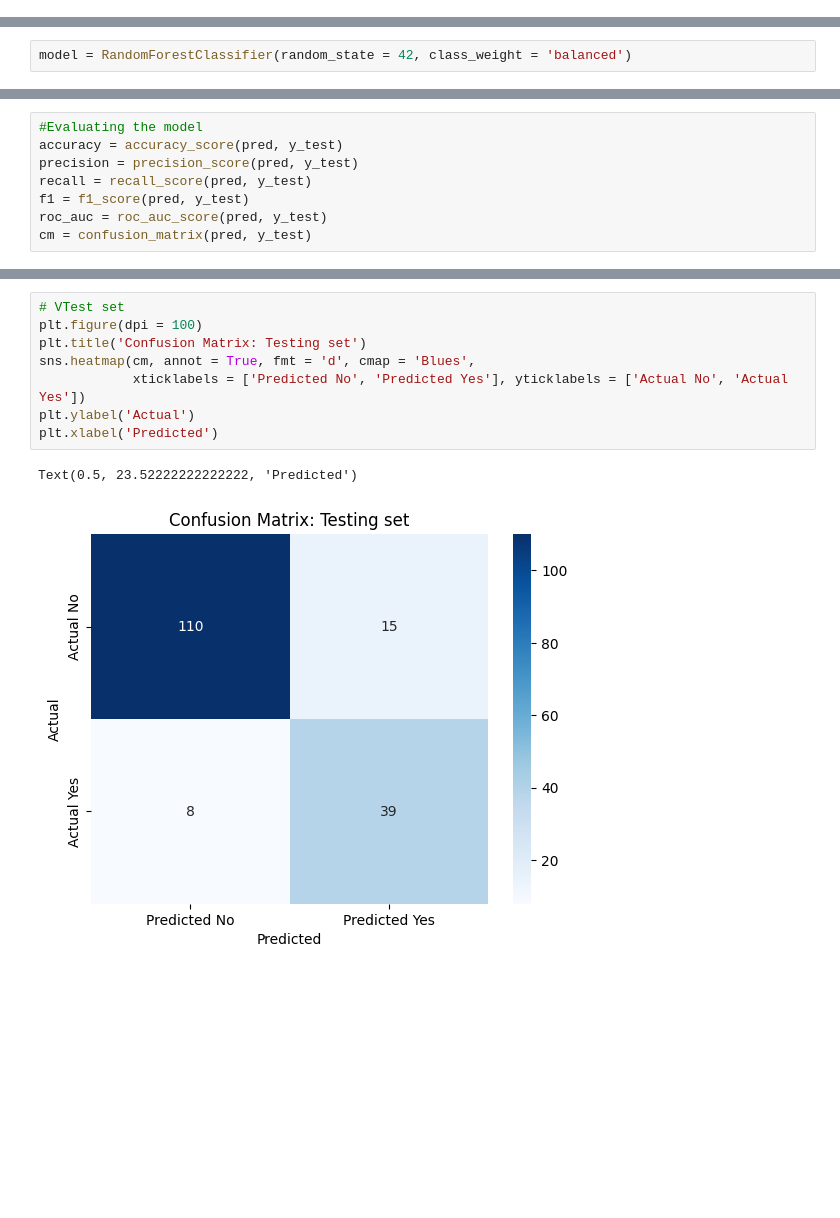
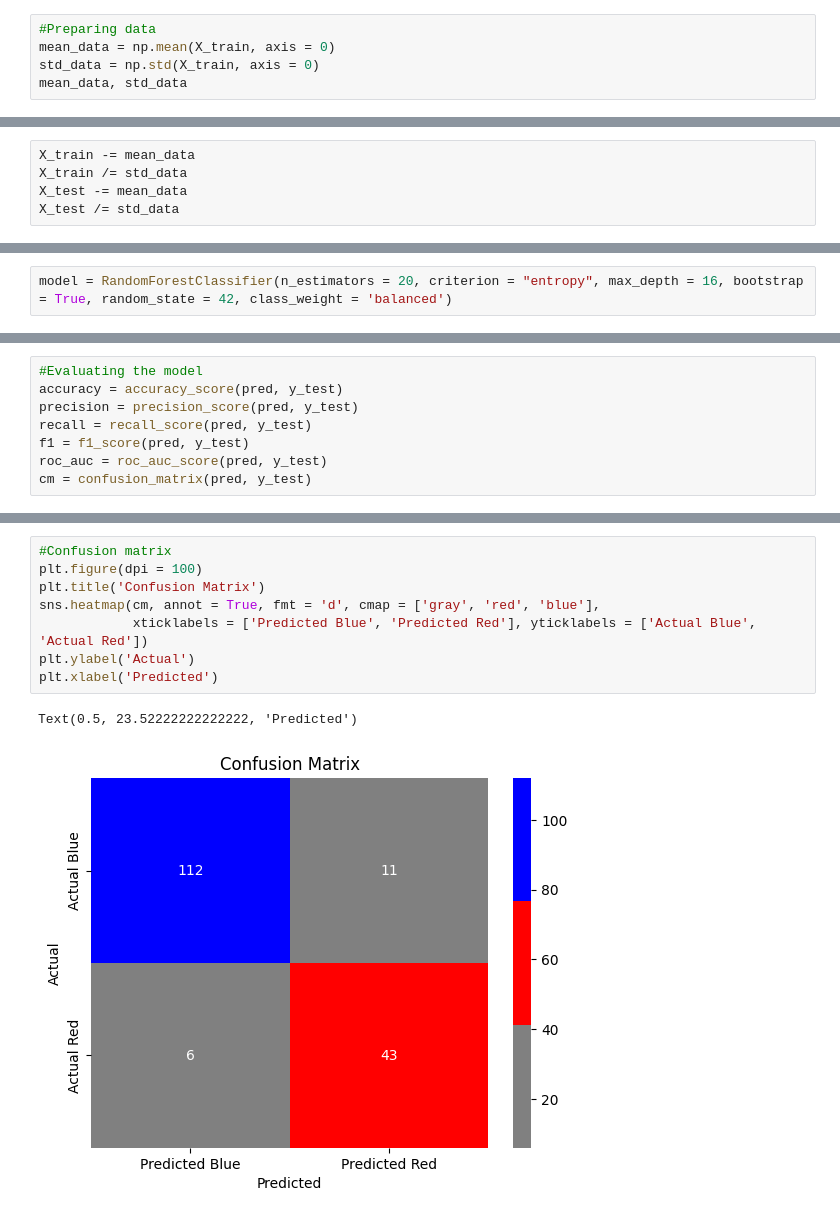
Before and after one commit to natalidesanti/ML4cosmology, a Jupyter notebook: notebooks/redXblue.ipynb, the cells around one changed output, grey strips where cells are left out. Saved outputs shown, nothing was run; the diff lists cells and outputs as text; blank space fills up the shorter version.

```diff
--- a/notebooks/redXblue.ipynb
+++ b/notebooks/redXblue.ipynb
@@ -194,0 +264,5 @@ X_train, X_test, y_train, y_test = train_test_split(X, y, test_size = 0.2, rando
+# %%
+#Preparing data
+mean_data = np.mean(X_train, axis = 0)
+std_data = np.std(X_train, axis = 0)
+mean_data, std_data
@@ -194,0 +272,5 @@ X_train, X_test, y_train, y_test = train_test_split(X, y, test_size = 0.2, rando
+# %%
+X_train -= mean_data
+X_train /= std_data
+X_test -= mean_data
+X_test /= std_data
@@ -195,2 +339,2 @@ X_train, X_test, y_train, y_test = train_test_split(X, y, test_size = 0.2, rando
 # %%
-model = RandomForestClassifier(random_state = 42, class_weight = 'balanced')
+model = RandomForestClassifier(n_estimators = 20, criterion = "entropy", max_depth = 16, bootstrap = True, random_state = 42, class_weight = 'balanced')
@@ -234,11 +429,11 @@ TEST ROC AUC Score: 0.8549
 # %%
-# VTest set
+#Confusion matrix
 plt.figure(dpi = 100)
-plt.title('Confusion Matrix: Testing set')
-sns.heatmap(cm, annot = True, fmt = 'd', cmap = 'Blues',
-            xticklabels = ['Predicted No', 'Predicted Yes'], yticklabels = ['Actual No', 'Actual Yes'])
+plt.title('Confusion Matrix')
+sns.heatmap(cm, annot = True, fmt = 'd', cmap = ['gray', 'red', 'blue'],
+            xticklabels = ['Predicted Blue', 'Predicted Red'], yticklabels = ['Actual Blue', 'Actual Red'])
 plt.ylabel('Actual')
 plt.xlabel('Predicted')
 # %% [output]
 Text(0.5, 23.52222222222222, 'Predicted')
-[figure, old version]
+[figure, new version]
```
Also changed, not shown: parts of 37 cells of this notebook.
